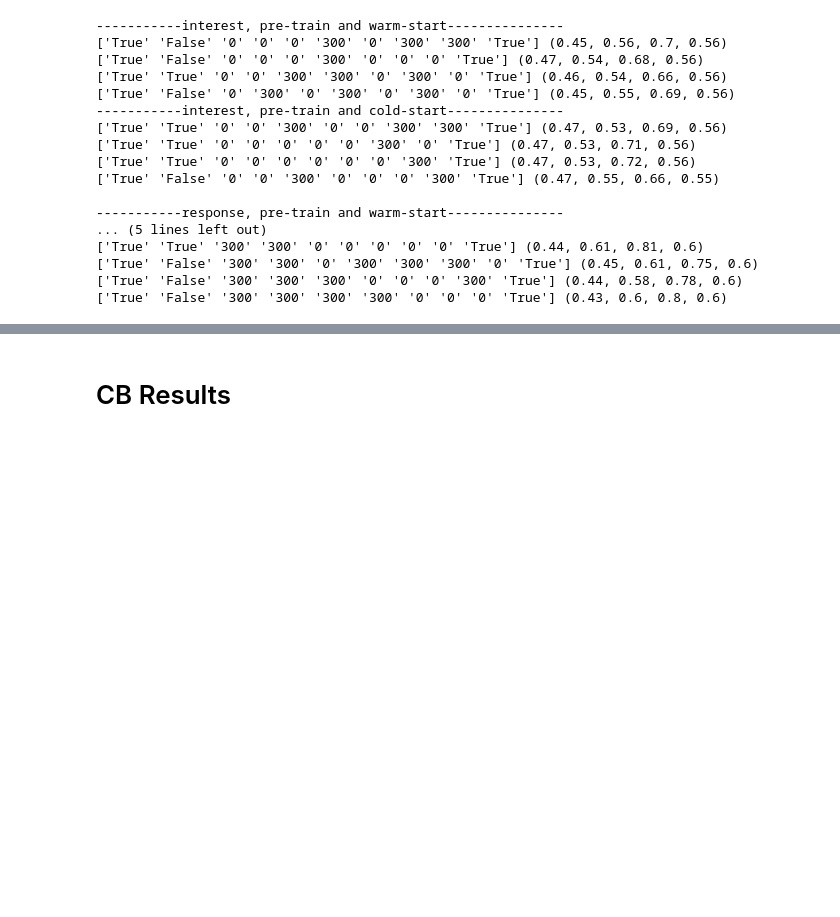
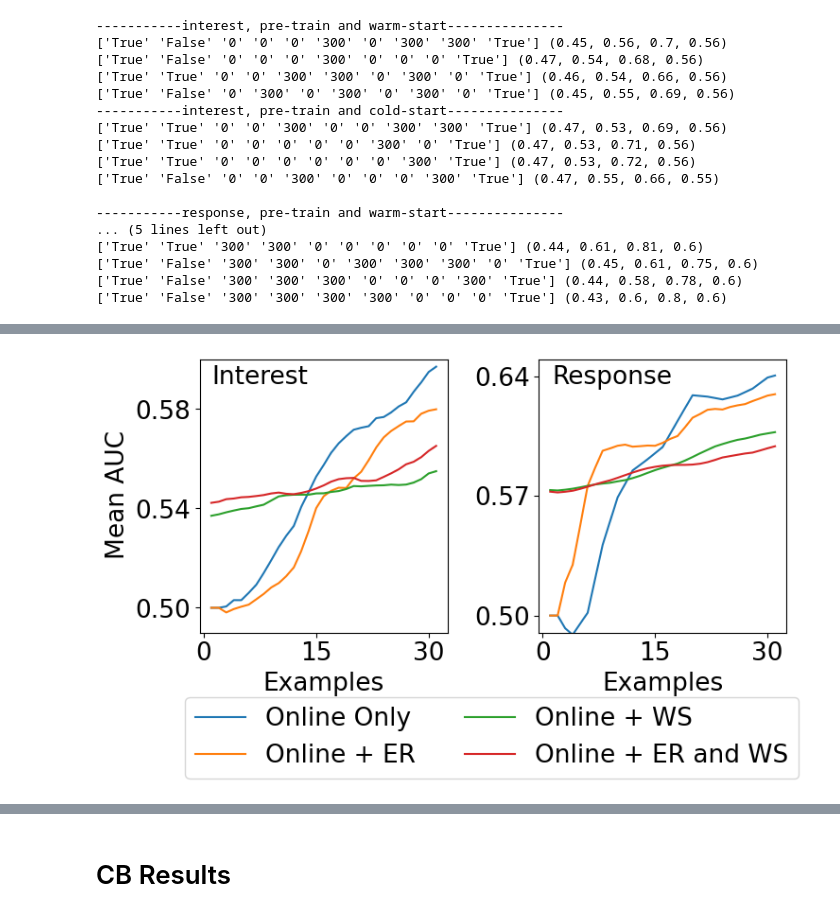
Before and after one commit to mrucker/diss, a Jupyter notebook: sapiens/notebooks/5) results.ipynb, the cells around one changed output, grey strips where cells are left out. Saved outputs shown, nothing was run; the diff lists cells and outputs as text; code cells hidden in the pictures; blank space fills up the shorter version.

```diff
--- a/sapiens/notebooks/5) results.ipynb
+++ b/sapiens/notebooks/5) results.ipynb
@@ -627,0 +522,8 @@ draw_online_plot(resb_0,[53,42],resb_1,[32,43],["No WS", "With WS"],"on-ws.pdf",
+# %%
+res = cb.Result.from_file('../logs/3/hyper4-ws.log.gz') #type: ignore
+lid = res.where(index=1).interactions.to_pandas().groupby(["evaluator_id"]).size().reset_index()
+lid = set(lid[lid[0]==1340]["evaluator_id"])
+res = res.where(evaluator_id=lid)
+res_0 = res.where(l=[(0,)])
+res_1 = res.where(l=[(1,)])
+len(lid)
@@ -627,0 +554,62 @@ draw_online_plot(resb_0,[53,42],resb_1,[32,43],["No WS", "With WS"],"on-ws.pdf",
+# %%
+def local(lbls,filename,ylim0=None,yticks0=None,ylim1=None,yticks1=None,ncols=2,s=4,bbox_xoffset=0.0,bbox_yoffset=0.0,figsize=(8,3),nfrows=2,nfcols=1):
+    fs = 19
+
+    plt.rcParams['font.size'] = fs
+
+    fig, axs = plt.subplots(nfrows, nfcols, figsize=figsize)
+
+    res4_0.where(evaluator_id=305).plot_learners(y="auc0",p=['rng','g'],l=['evaluator_id'],colors=[0],span=s,ax=axs[0],out=None,labels=lbls[0],legend=False)
+    res4_0.where(evaluator_id=416).plot_learners(y="auc0",p=['rng','g'],l=['evaluator_id'],colors=[1],span=s,ax=axs[0],out=None,labels=lbls[1],legend=False)
+    res_0 .where(evaluator_id=26 ).plot_learners(y="auc0",p=['rng','g'],l=['evaluator_id'],colors=[2],span=s,ax=axs[0],out=None,labels=lbls[2],legend=False)
+    res_0 .where(evaluator_id=32 ).plot_learners(y="auc0",p=['rng','g'],l=['evaluator_id'],colors=[3],span=s,ax=axs[0],out=None,labels=lbls[3],legend=False)
+
+    res4_1.where(evaluator_id=919).plot_learners(y="auc0",p=['rng','g'],l=['evaluator_id'],colors=[0],span=s,ax=axs[1],out=None,labels=lbls[0],legend=False)
+    res4_1.where(evaluator_id=438).plot_learners(y="auc0",p=['rng','g'],l=['evaluator_id'],colors=[1],span=s,ax=axs[1],out=None,labels=lbls[1],legend=False)
+    res_1 .where(evaluator_id=12 ).plot_learners(y="auc0",p=['rng','g'],l=['evaluator_id'],colors=[2],span=s,ax=axs[1],out=None,labels=lbls[2],legend=False)
+    res_1 .where(evaluator_id=30 ).plot_learners(y="auc0",p=['rng','g'],l=['evaluator_id'],colors=[3],span=s,ax=axs[1],out=None,labels=lbls[3],legend=False)
+
+    if ylim0: axs[0].set_ylim(*ylim0)
+    if ylim1: axs[1].set_ylim(*ylim1)
+
+    if yticks0: axs[0].set_yticks(yticks0)
+    if yticks1: axs[1].set_yticks(yticks1)
+
+    axs[0].set_xticks([0,15,30])
+    axs[1].set_xticks([0,15,30])
+
+    axs[0].set_ylabel("")
+    axs[1].set_ylabel("")
+
+    axs[0].set_xlabel("Examples")
+    axs[1].set_xlabel("Examples")
+
+    axs[0].set_title('',loc='left')
+    axs[1].set_title('',loc='left')
+
+    axs[1].legend(ncols=ncols,loc="lower center",bbox_to_anchor=(.4+bbox_xoffset,-1.25+bbox_yoffset))
+
+    fig.text(0.00, 0.5 , 'Mean AUC', va='center', rotation='vertical', math_fontfamily='cm')
+    fig.text(0.14, 0.83, 'Interest', va='center', rotation='horizontal')
+    fig.text(0.59, 0.83, 'Response', va='center', rotation='horizontal')
+
+
+    plt.xticks(fontsize=fs)
+    plt.yticks(fontsize=fs)
+    plt.subplots_adjust(wspace=.37)
+
+    plt.savefig(f'../figs/{filename}', format='pdf', bbox_inches="tight")
+
+local([ ["Online Only"], ["Online + ER"], ["Online + WS"], ["Online + ER and WS"] ],
+    "on-er-ws.pdf",
+    ncols=2,
+    yticks0=[.50,.54,.58],
+    ylim0=[.49,.60],
+    yticks1=[.50,.57,.64],
+    ylim1=[.49,.65],
+    bbox_xoffset=-.59,
+    bbox_yoffset=.67,
+    figsize=(8,3.75),
+    nfrows=1,nfcols=2)
+# %% [output]
+[figure, added]
```
Also changed, not shown: parts of 39 cells of this notebook, 3 other files.
